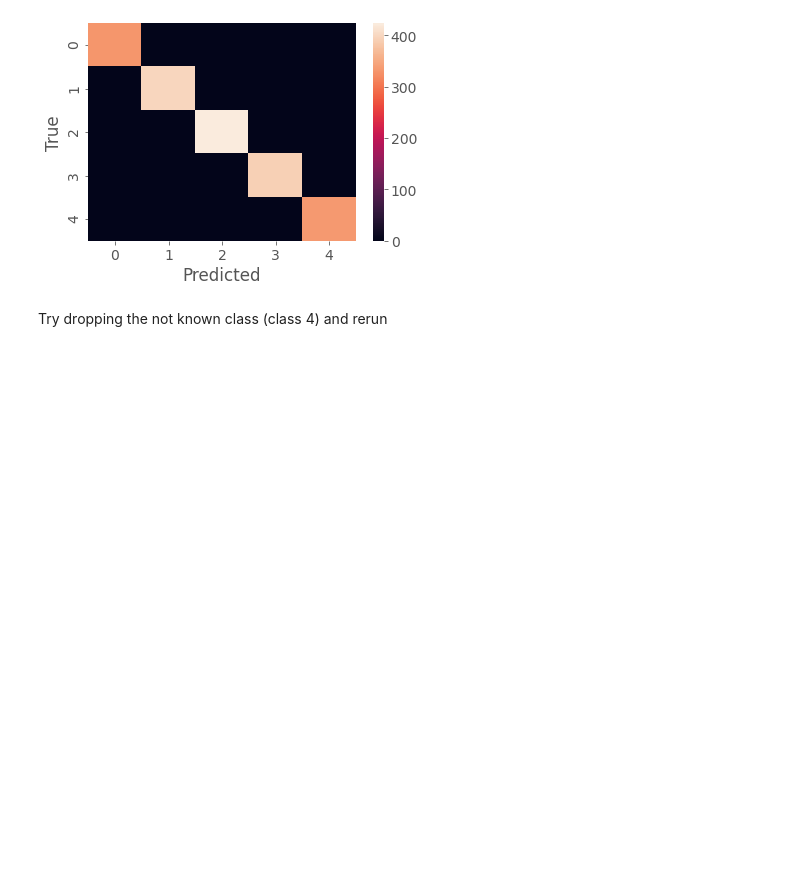
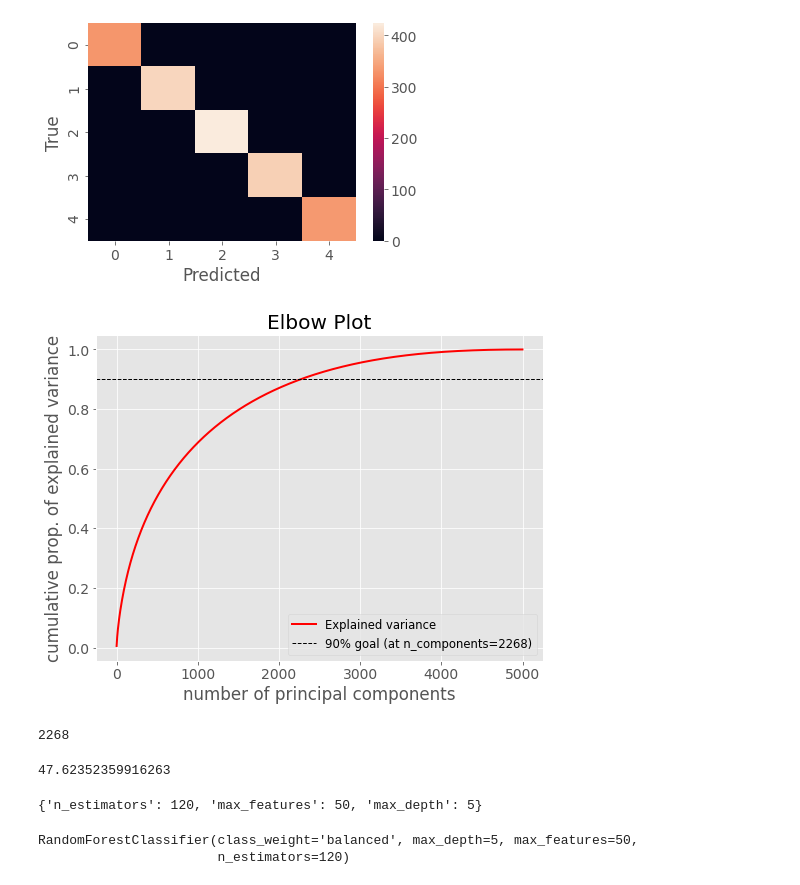
Before and after one commit to mdubatto/capstone2, a Jupyter notebook: src/base_model-Copy1.ipynb, the cells around one changed output. Saved outputs shown, nothing was run; the diff lists cells and outputs as text; code cells hidden in the pictures; blank space fills up the shorter version.

```diff
--- a/src/base_model-Copy1.ipynb
+++ b/src/base_model-Copy1.ipynb
@@ -63,16 +64,18 @@ pickle.dump(pca, open(filename, 'wb'))
 words_tr_pca = pca.transform(words_train)
 words_tst_pca = pca.transform(words_test)
 # %%
-total_variance = np.sum(pca.explained_variance_)
-cum_variance = np.cumsum(pca.explained_variance_)
-prop_var_expl = cum_variance/total_variance
-idx = np.argwhere(prop_var_expl > 0.9)[0][0] + 1
+def elbow_plot(pca):
+    total_variance = np.sum(pca.explained_variance_)
+    cum_variance = np.cumsum(pca.explained_variance_)
+    prop_var_expl = cum_variance/total_variance
+    idx = np.argwhere(prop_var_expl > 0.9)[0][0] + 1
 
-fig, ax = plt.subplots(figsize=(8,6))
-ax.plot(prop_var_expl, color='red', linewidth=2, label='Explained variance')
-ax.axhline(0.9, label=f'90% goal (at n_components={idx})', linestyle='--', color="black", linewidth=1)
-ax.set_ylabel('cumulative prop. of explained variance')
-ax.set_xlabel('number of principal components')
-ax.set_title('Elbow Plot')
-ax.legend()
-plt.savefig('../images/pca5c_cumulsum_elbow.png');
+    fig, ax = plt.subplots(figsize=(8,6))
+    ax.plot(prop_var_expl, color='red', linewidth=2, label='Explained variance')
+    ax.axhline(0.9, label=f'90% goal (at n_components={idx})', linestyle='--', color="black", linewidth=1)
+    ax.set_ylabel('cumulative prop. of explained variance')
+    ax.set_xlabel('number of principal components')
+    ax.set_title('Elbow Plot')
+    ax.legend()
+#     plt.savefig('../images/pca5c_cumulsum_elbow.png');
+    return idx
@@ -144,5 +150,14 @@ plt.xlabel('Predicted')
 plt.ylabel('True');
 # %% [output]
 [figure]
-# %% [markdown]
-Try dropping the not known class (class 4) and rerun
+# %%
+tfidf = TfidfVectorizer(stop_words=stopwords_, max_features=5000)
+words_train = tfidf.fit_transform(X_train).toarray()
+words_test = tfidf.transform(X_test).toarray()
+feats = tfidf.get_feature_names()
+# %%
+pca = PCA()
+pca.fit(words_train)
+comp = elbow_plot(pca)
+# %% [output]
+[figure, added]
@@ -148,0 +167,35 @@ Try dropping the not known class (class 4) and rerun
+# %%
+print(comp)
+rf = RandomForestClassifier(class_weight='balanced', max_depth=5,
+                       n_estimators=120)
+rf.fit(words_tr_pca[:,:comp], y_train)
+y_pred = rf.predict(words_tst_pca[:,:comp])
+# %% [output]
+2268
+# %%
+2268**0.5
+# %% [output]
+47.62352359916263
+# %%
+params = {
+            'n_estimators': [80,100,120],
+            'max_features': [40,50,60],
+            'max_depth': [5,10,15]
+         }
+
+rf_be = RandomizedSearchCV(RandomForestClassifier(class_weight='balanced'),
+                           params,
+                           random_state=0,
+                           scoring='f1_weighted',
+                           n_jobs=-1,
+                           return_train_score=True)
+
+search = rf_be.fit(words_tr_pca[:,:comp], y_train)
+search.best_params_
+# %% [output]
+{'n_estimators': 120, 'max_features': 50, 'max_depth': 5}
+# %%
+search.best_estimator_
+# %% [output]
+RandomForestClassifier(class_weight='balanced', max_depth=5, max_features=50,
+                       n_estimators=120)
```
Also changed, not shown: parts of 18 cells of this notebook, 4 other files.
